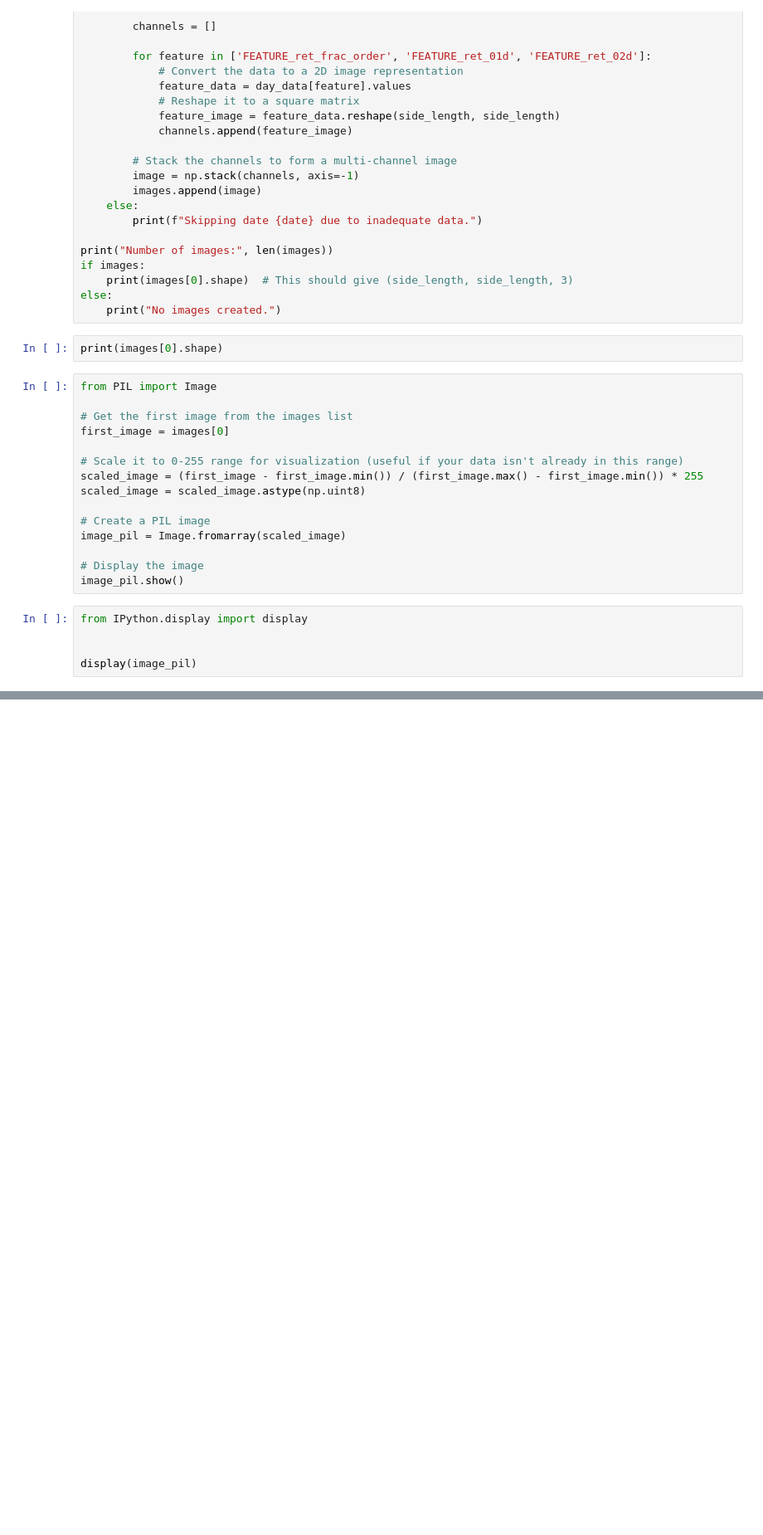
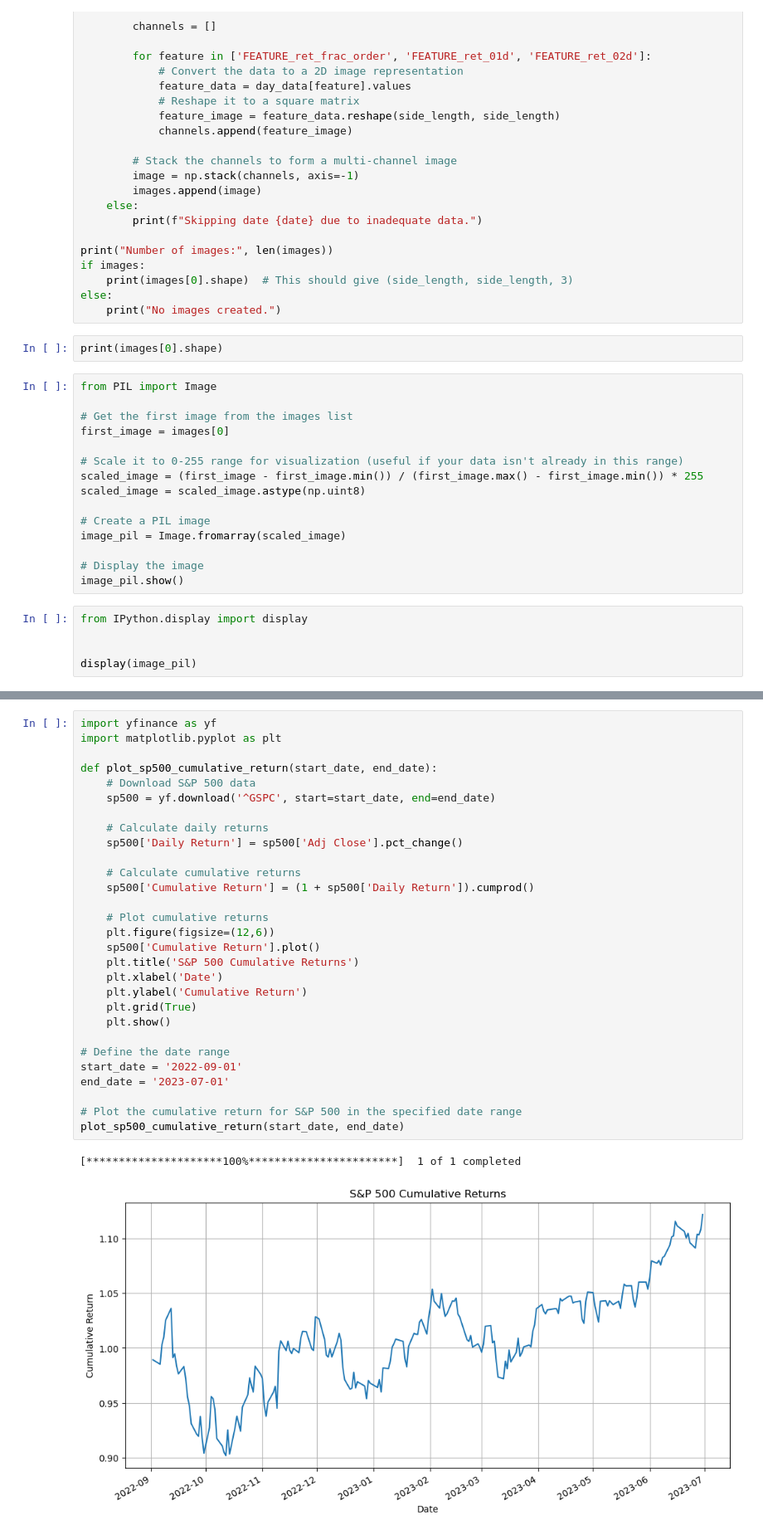
Before and after one commit to skhan61/QuantProject, a Jupyter notebook: notebook.ipynb, the cells around one changed output, grey strips where cells are left out. Shown at 83% size. Cells and saved outputs as stored; diff of their text form; blank space fills up the shorter version.

```diff
--- a/notebook.ipynb
+++ b/notebook.ipynb
@@ -235,0 +185,32 @@ findfont: Font family 'Arial' not found.
+# %%
+import yfinance as yf
+import matplotlib.pyplot as plt
+
+def plot_sp500_cumulative_return(start_date, end_date):
+    # Download S&P 500 data
+    sp500 = yf.download('^GSPC', start=start_date, end=end_date)
+
+    # Calculate daily returns
+    sp500['Daily Return'] = sp500['Adj Close'].pct_change()
+
+    # Calculate cumulative returns
+    sp500['Cumulative Return'] = (1 + sp500['Daily Return']).cumprod()
+
+    # Plot cumulative returns
+    plt.figure(figsize=(12,6))
+    sp500['Cumulative Return'].plot()
+    plt.title('S&P 500 Cumulative Returns')
+    plt.xlabel('Date')
+    plt.ylabel('Cumulative Return')
+    plt.grid(True)
+    plt.show()
+
+# Define the date range
+start_date = '2022-09-01'
+end_date = '2023-07-01'
+
+# Plot the cumulative return for S&P 500 in the specified date range
+plot_sp500_cumulative_return(start_date, end_date)
+# %% [output]
+[*********************100%***********************]  1 of 1 completed
+[figure, added]
```
Also changed, not shown: parts of 3 cells of this notebook, 4 other files.
